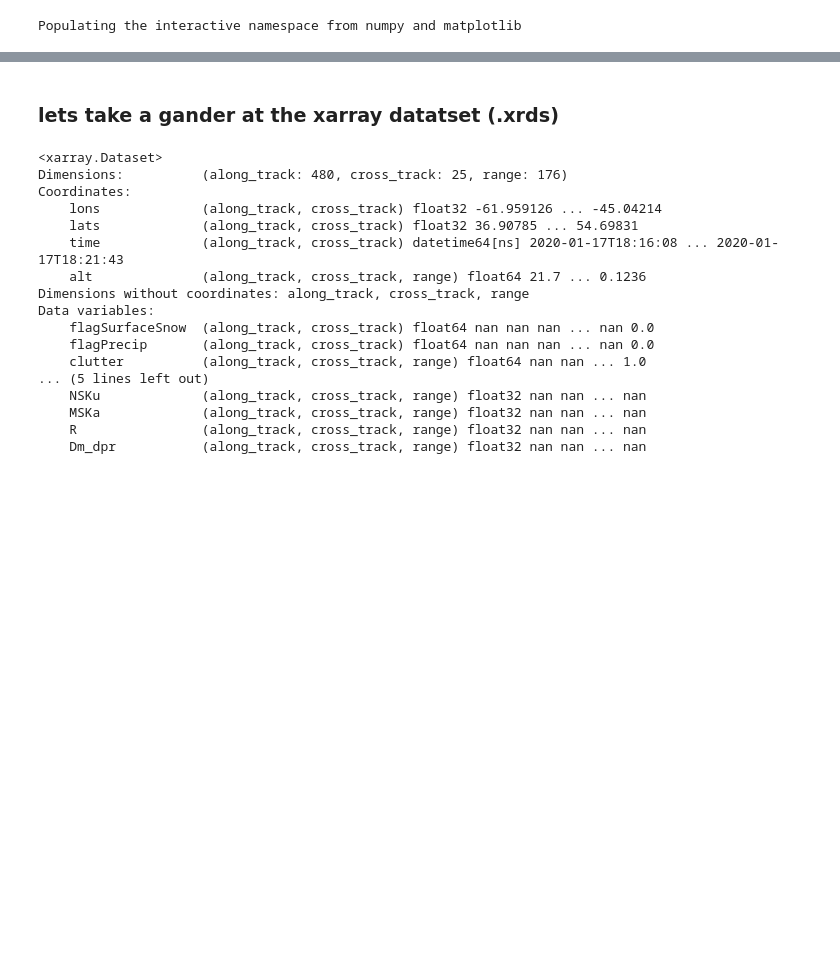
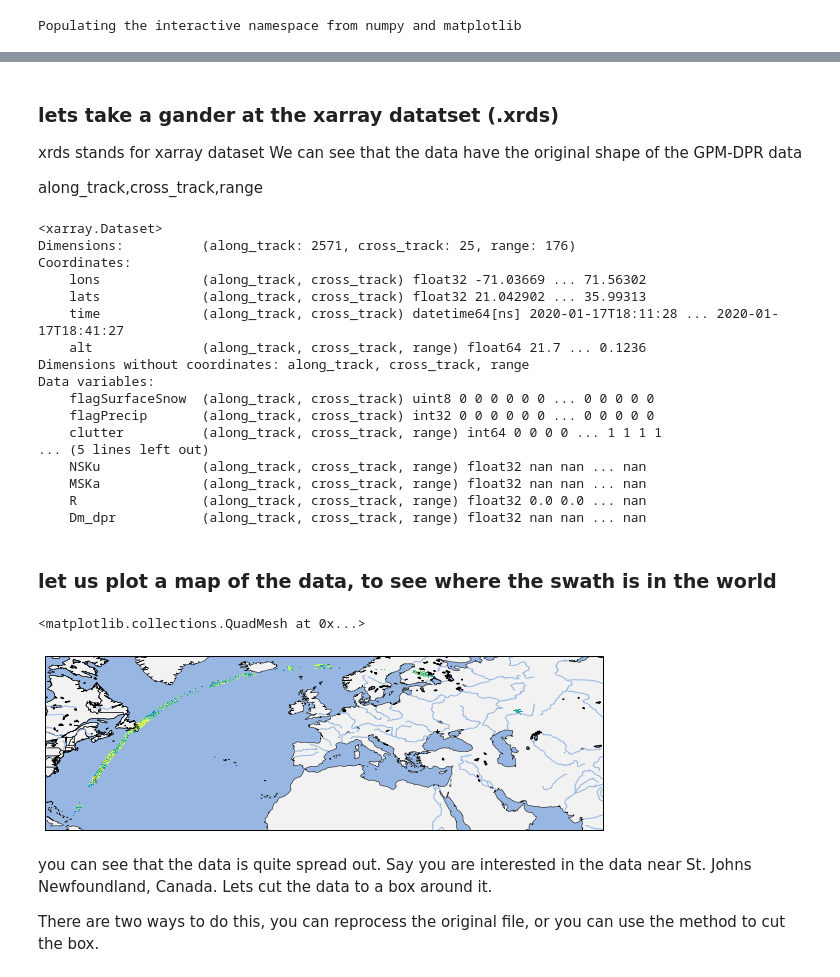
Before and after one commit to dopplerchase/DRpy, a Jupyter notebook: notebooks/Example_one.ipynb, the cells around one changed output, grey strips where cells are left out. Cells and saved outputs as stored; diff of their text form; code cells hidden in the pictures; blank space fills up the shorter version.

```diff
--- a/notebooks/Example_one.ipynb
+++ b/notebooks/Example_one.ipynb
@@ -97,0 +88,8 @@ dpr.xrds = dpr.xrds.dropna(dim='along_track',how='all')
+# %%
+stime = time.time()
+dpr = drpy.core.GPMDPR(filename = filename)
+dpr.read()
+dpr.toxr()
+etime = time.time()
+
+print('time elapsed {} seconds'.format(etime-stime))
@@ -98,22 +98,64 @@ dpr.xrds = dpr.xrds.dropna(dim='along_track',how='all')
 # %% [markdown]
 ### lets take a gander at the xarray datatset (.xrds)
+
+xrds stands for xarray dataset
+We can see that the data have the original shape of the GPM-DPR data
+
+
+along_track,cross_track,range
 # %%
 dpr.xrds
 # %% [output]
 <xarray.Dataset>
-Dimensions:          (along_track: 480, cross_track: 25, range: 176)
+Dimensions:          (along_track: 2571, cross_track: 25, range: 176)
 Coordinates:
-    lons             (along_track, cross_track) float32 -61.959126 ... -45.04214
-    lats             (along_track, cross_track) float32 36.90785 ... 54.69831
-    time             (along_track, cross_track) datetime64[ns] 2020-01-17T18:16:08 ... 2020-01-17T18:21:43
+    lons             (along_track, cross_track) float32 -71.03669 ... 71.56302
+    lats             (along_track, cross_track) float32 21.042902 ... 35.99313
+    time             (along_track, cross_track) datetime64[ns] 2020-01-17T18:11:28 ... 2020-01-17T18:41:27
     alt              (along_track, cross_track, range) float64 21.7 ... 0.1236
 Dimensions without coordinates: along_track, cross_track, range
 Data variables:
-    flagSurfaceSnow  (along_track, cross_track) float64 nan nan nan ... nan 0.0
-    flagPrecip       (along_track, cross_track) float64 nan nan nan ... nan 0.0
-    clutter          (along_track, cross_track, range) float64 nan nan ... 1.0
+    flagSurfaceSnow  (along_track, cross_track) uint8 0 0 0 0 0 0 ... 0 0 0 0 0
+    flagPrecip       (along_track, cross_track) int32 0 0 0 0 0 0 ... 0 0 0 0 0
+    clutter          (along_track, cross_track, range) int64 0 0 0 0 ... 1 1 1 1
 ... (5 lines left out)
     NSKu             (along_track, cross_track, range) float32 nan nan ... nan
     MSKa             (along_track, cross_track, range) float32 nan nan ... nan
-    R                (along_track, cross_track, range) float32 nan nan ... nan
+    R                (along_track, cross_track, range) float32 0.0 0.0 ... nan
     Dm_dpr           (along_track, cross_track, range) float32 nan nan ... nan
+# %% [markdown]
+### let us plot a map of the data, to see where the swath is in the world
+# %%
+import cartopy
+import cartopy.crs as ccrs
+import cartopy.feature as cfeature
+import matplotlib.ticker as mticker
+from cartopy.mpl.gridliner import LONGITUDE_FORMATTER, LATITUDE_FORMATTER
+import matplotlib.patheffects as PathEffects
+import cartopy.io.shapereader as shpreader
+
+from cartopy.mpl.geoaxes import GeoAxes
+from mpl_toolkits.axes_grid1 import AxesGrid
+from cartopy.mpl.ticker import LongitudeFormatter, LatitudeFormatter
+import matplotlib.colors as colors
+import matplotlib.patheffects as PathEffects
+
+#make figure
+fig = plt.figure(figsize=(10, 10))
+#add the map
+ax = fig.add_subplot(1, 1, 1,projection=ccrs.PlateCarree())
+
+ax.add_feature(cfeature.STATES.with_scale('50m'),lw=0.5)
+ax.add_feature(cartopy.feature.OCEAN.with_scale('50m'))
+ax.add_feature(cartopy.feature.LAND.with_scale('50m'), edgecolor='black',lw=0.5,facecolor=[0.95,0.95,0.95])
+ax.add_feature(cartopy.feature.LAKES.with_scale('50m'), edgecolor='black')
+ax.add_feature(cartopy.feature.RIVERS.with_scale('50m'))
+
+ax.pcolormesh(dpr.xrds.lons,dpr.xrds.lats,dpr.xrds.nearsurfaceKu,vmin=12,vmax=50,cmap=drpy.graph.cmaps.HomeyerRainbow)
+# %% [output]
+<matplotlib.collections.QuadMesh at 0x...>
+[figure, added]
+# %% [markdown]
+you can see that the data is quite spread out. Say you are interested in the data near St. Johns Newfoundland, Canada. Lets cut the data to a box around it.
+
+There are two ways to do this, you can reprocess the original file, or you can use the method to cut the box.
```
Also changed, not shown: parts of 6 cells of this notebook.
